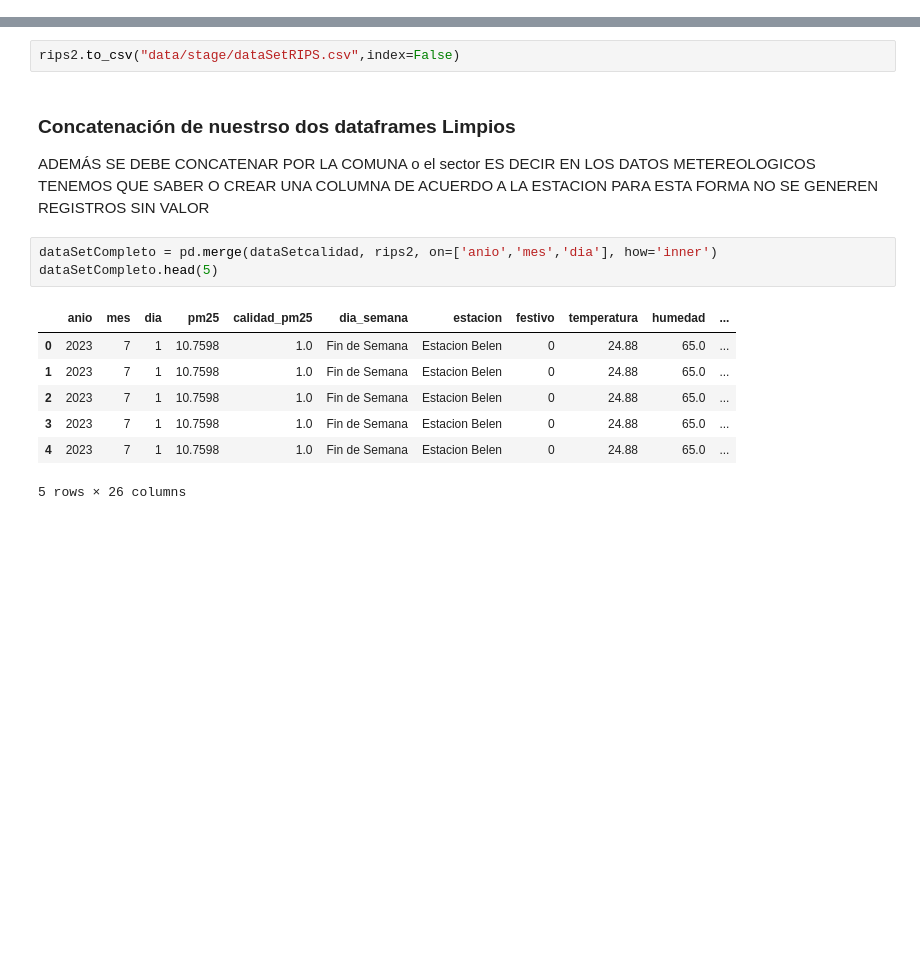
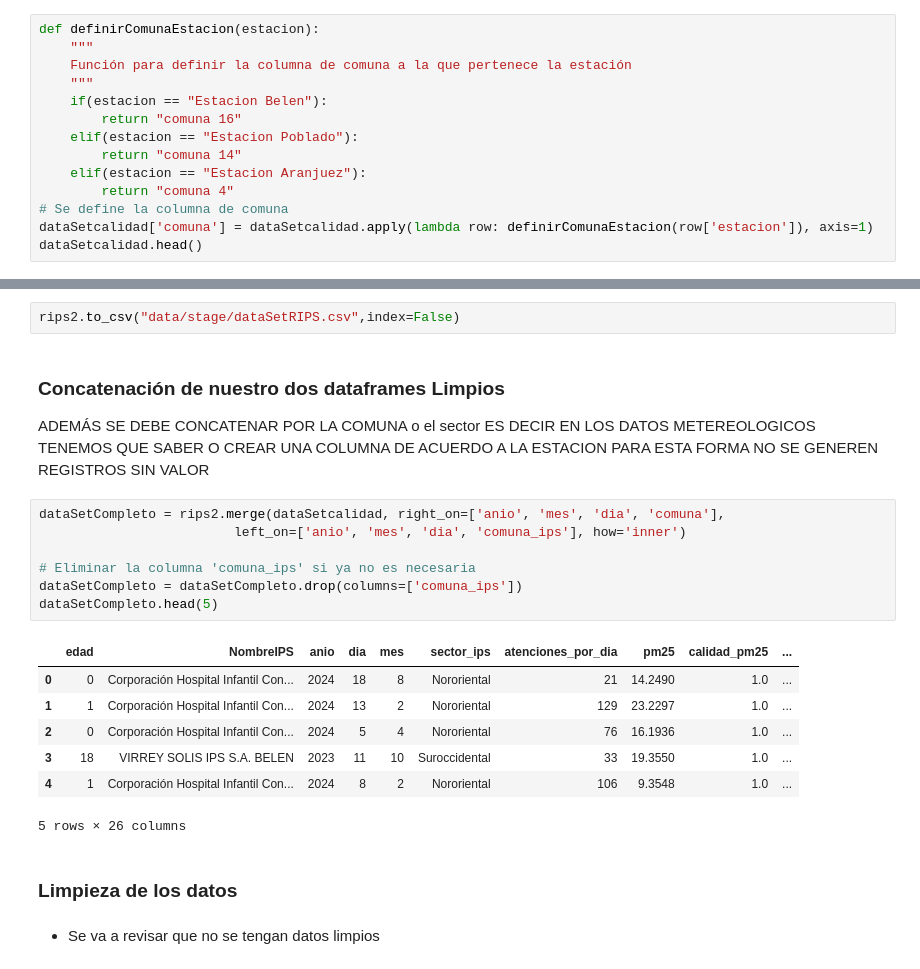
Before and after one commit to kennethLeonel/Atenciones-Medicas, a Jupyter notebook: preprocesamiento.ipynb, the cells around one changed output, grey strips where cells are left out. Cells and saved outputs as stored; diff of their text form; blank space fills up the shorter version.

```diff
--- a/preprocesamiento.ipynb
+++ b/preprocesamiento.ipynb
@@ -637,0 +642,14 @@ dataSetcalidad.head()
+# %%
+def definirComunaEstacion(estacion):
+    """
+    Función para definir la columna de comuna a la que pertenece la estación
+    """
+    if(estacion == "Estacion Belen"):
+        return "comuna 16"
+    elif(estacion == "Estacion Poblado"):
+        return "comuna 14"
+    elif(estacion == "Estacion Aranjuez"):
+        return "comuna 4"
+# Se define la columna de comuna
+dataSetcalidad['comuna'] = dataSetcalidad.apply(lambda row: definirComunaEstacion(row['estacion']), axis=1)
+dataSetcalidad.head()
@@ -939,16 +965,24 @@ Se guarda el archivo
 # %%
 rips2.to_csv("data/stage/dataSetRIPS.csv",index=False)
 # %% [markdown]
-### Concatenación de nuestrso dos dataframes Limpios
+### Concatenación de nuestro dos dataframes Limpios
 ADEMÁS SE DEBE CONCATENAR POR LA COMUNA o el sector ES DECIR EN LOS DATOS METEREOLOGICOS TENEMOS QUE SABER O CREAR UNA COLUMNA DE ACUERDO A LA ESTACION PARA ESTA FORMA NO SE GENEREN REGISTROS SIN VALOR
 # %%
-dataSetCompleto = pd.merge(dataSetcalidad, rips2, on=['anio','mes','dia'], how='inner')
+dataSetCompleto = rips2.merge(dataSetcalidad, right_on=['anio', 'mes', 'dia', 'comuna'],
+                         left_on=['anio', 'mes', 'dia', 'comuna_ips'], how='inner')
+
+# Eliminar la columna 'comuna_ips' si ya no es necesaria
+dataSetCompleto = dataSetCompleto.drop(columns=['comuna_ips'])
 dataSetCompleto.head(5)
 # %% [output]
-|  | anio | mes | dia | pm25 | calidad_pm25 | dia_semana | estacion | festivo | temperatura | humedad | ... |
-| 0 | 2023 | 7 | 1 | 10.7598 | 1.0 | Fin de Semana | Estacion Belen | 0 | 24.88 | 65.0 | ... |
-| 1 | 2023 | 7 | 1 | 10.7598 | 1.0 | Fin de Semana | Estacion Belen | 0 | 24.88 | 65.0 | ... |
-| 2 | 2023 | 7 | 1 | 10.7598 | 1.0 | Fin de Semana | Estacion Belen | 0 | 24.88 | 65.0 | ... |
-| 3 | 2023 | 7 | 1 | 10.7598 | 1.0 | Fin de Semana | Estacion Belen | 0 | 24.88 | 65.0 | ... |
-| 4 | 2023 | 7 | 1 | 10.7598 | 1.0 | Fin de Semana | Estacion Belen | 0 | 24.88 | 65.0 | ... |
+|  | edad | NombreIPS | anio | dia | mes | sector_ips | atenciones_por_dia | pm25 | calidad_pm25 | ... |
+| 0 | 0 | Corporación Hospital Infantil Con... | 2024 | 18 | 8 | Nororiental | 21 | 14.2490 | 1.0 | ... |
+| 1 | 1 | Corporación Hospital Infantil Con... | 2024 | 13 | 2 | Nororiental | 129 | 23.2297 | 1.0 | ... |
+| 2 | 0 | Corporación Hospital Infantil Con... | 2024 | 5 | 4 | Nororiental | 76 | 16.1936 | 1.0 | ... |
+| 3 | 18 | VIRREY SOLIS IPS S.A. BELEN | 2023 | 11 | 10 | Suroccidental | 33 | 19.3550 | 1.0 | ... |
+| 4 | 1 | Corporación Hospital Infantil Con... | 2024 | 8 | 2 | Nororiental | 106 | 9.3548 | 1.0 | ... |
 5 rows × 26 columns
+# %% [markdown]
+### Limpieza de los datos
+# %% [markdown]
+- Se va a revisar que no se tengan datos limpios
```
Also changed, not shown: parts of 31 cells of this notebook.
